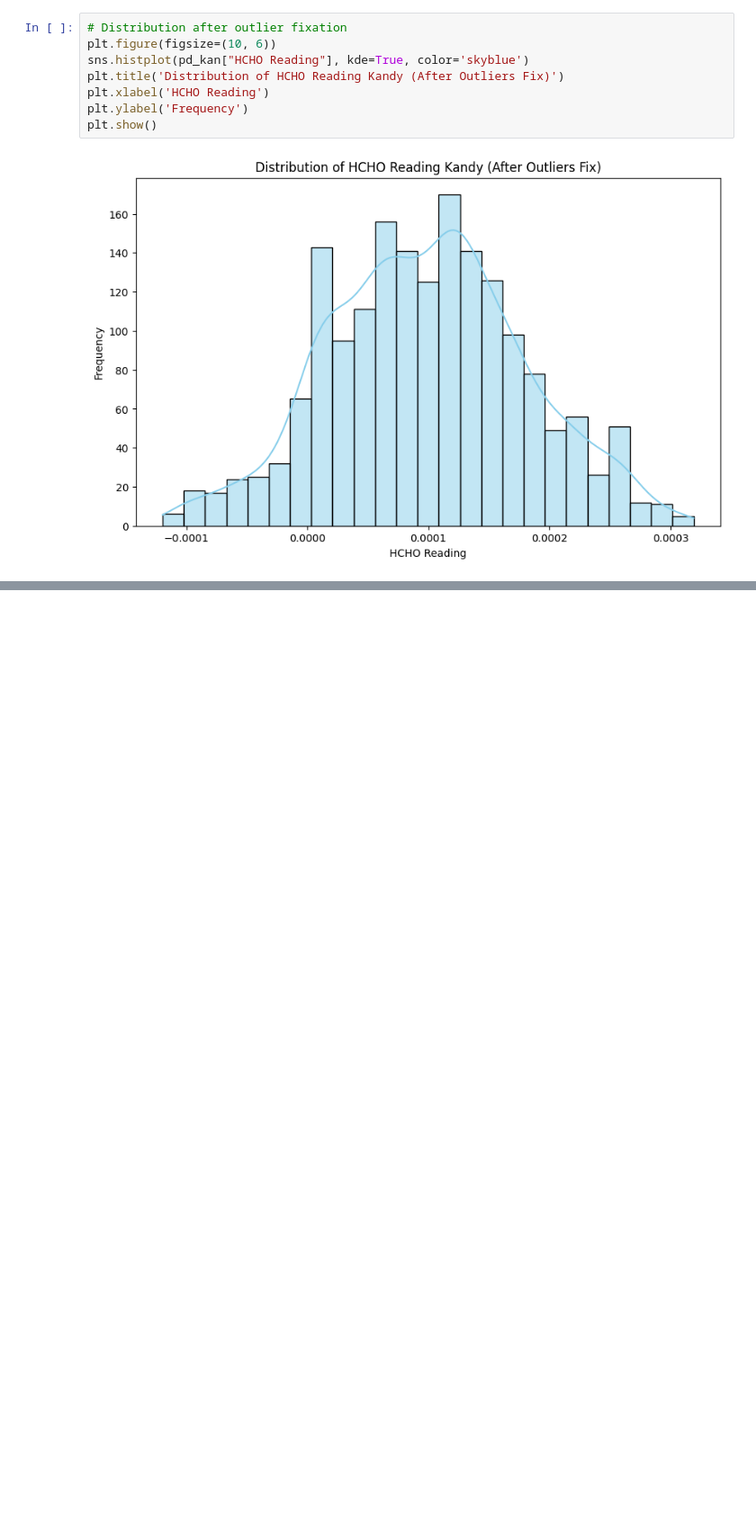
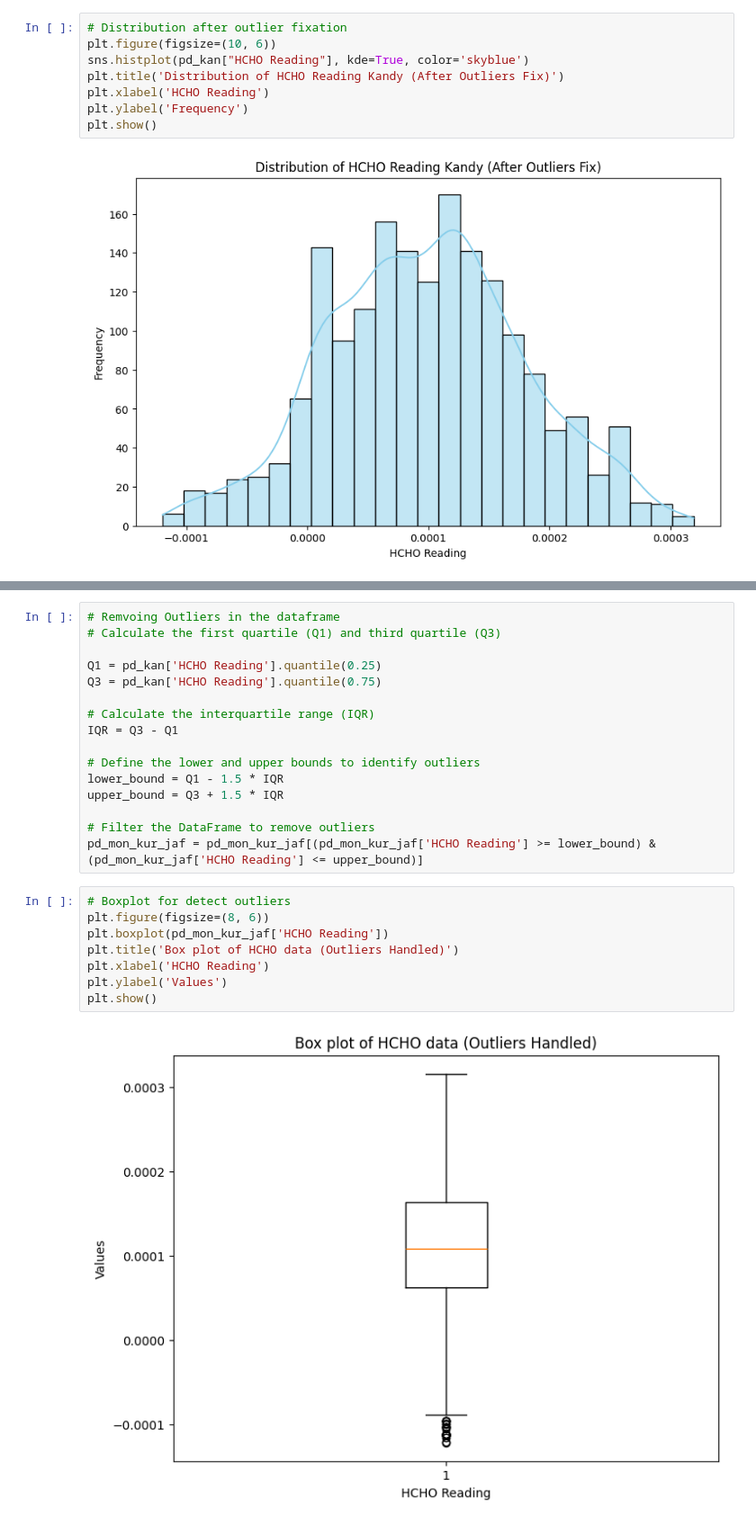
Before and after one commit to SandinMaheeshakya/HCHO-Prediction-Data-Engineering, a Jupyter notebook: Data Pre-Processing.ipynb, the cells around one changed output, grey strips where cells are left out. Shown at 90% size. Saved outputs shown, nothing was run; the diff lists cells and outputs as text; blank space fills up the shorter version.

```diff
--- a/Data Pre-Processing.ipynb
+++ b/Data Pre-Processing.ipynb
@@ -450,0 +569,26 @@ plt.show()
+# %%
+# Remvoing Outliers in the dataframe
+# Calculate the first quartile (Q1) and third quartile (Q3)
+
+Q1 = pd_kan['HCHO Reading'].quantile(0.25)
+Q3 = pd_kan['HCHO Reading'].quantile(0.75)
+
+# Calculate the interquartile range (IQR)
+IQR = Q3 - Q1
+
+# Define the lower and upper bounds to identify outliers
+lower_bound = Q1 - 1.5 * IQR
+upper_bound = Q3 + 1.5 * IQR
+
+# Filter the DataFrame to remove outliers
+pd_mon_kur_jaf = pd_mon_kur_jaf[(pd_mon_kur_jaf['HCHO Reading'] >= lower_bound) & (pd_mon_kur_jaf['HCHO Reading'] <= upper_bound)]
+# %%
+# Boxplot for detect outliers
+plt.figure(figsize=(8, 6))
+plt.boxplot(pd_mon_kur_jaf['HCHO Reading'])
+plt.title('Box plot of HCHO data (Outliers Handled)')
+plt.xlabel('HCHO Reading')
+plt.ylabel('Values')
+plt.show()
+# %% [output]
+[figure, added]
```
Also changed, not shown: parts of 50 cells of this notebook, 1 other file.
